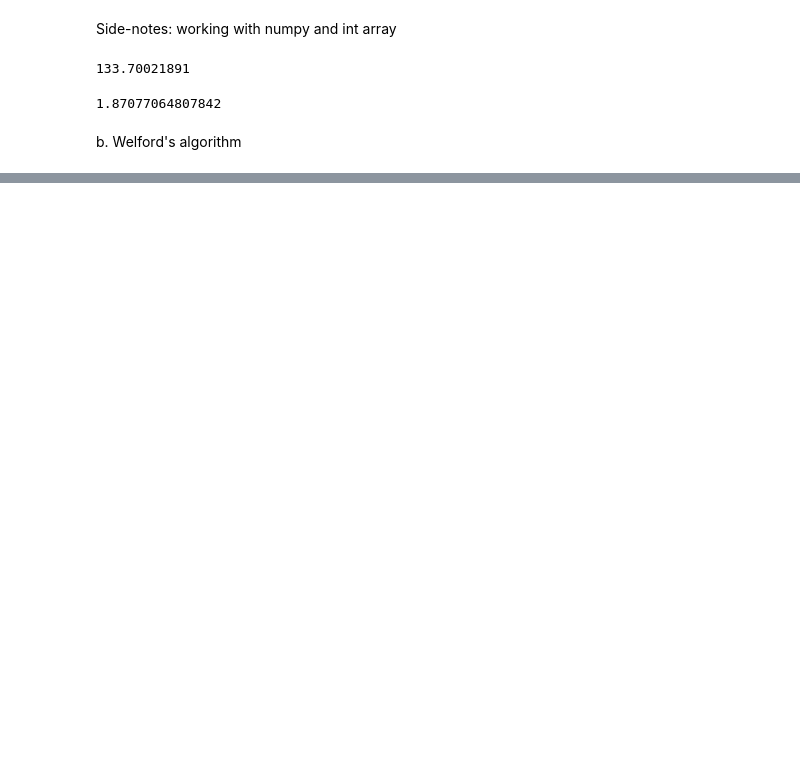
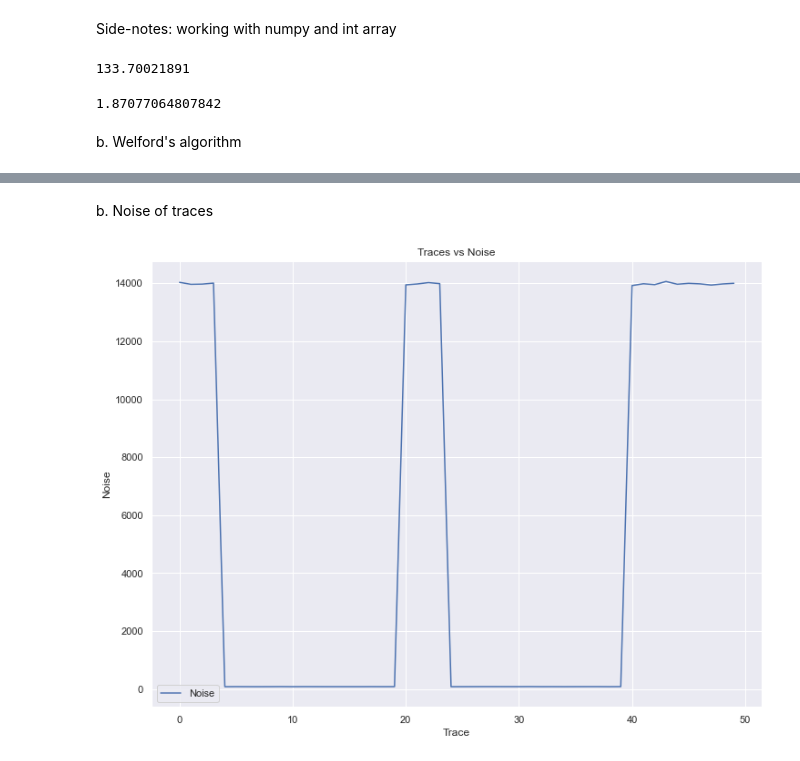
Before and after one commit to KingstonRainsworthCS/CS-599-PhysAttack, a Jupyter notebook: HW2/HW2.ipynb, the cells around one changed output, grey strips where cells are left out. Drawn from its saved outputs; the diff is of its cells as text; code cells hidden in the pictures; blank space fills up the shorter version.

```diff
--- a/HW2/HW2.ipynb
+++ b/HW2/HW2.ipynb
@@ -1,7 +1,11 @@
 # %%
 import numpy as np
 import time
+import matplotlib.pyplot as plt
+import seaborn as sns
 from tqdm.notebook import tqdm
+
+sns.set()
 # %% [markdown]
 ## Part 1: Efficient mean & variance calculation
 # %%
@@ -22,6 +48,0 @@ print(naiveMean)
-# %%
-sumDiffSquare = 0
-for i in tqdm(data):
-    sumDiffSquare += (i - naiveMean)**2
-naiveVariance = sumDiffSquare / len(data)
-print(naiveVariance)
@@ -79,0 +138,27 @@ time in seconds:  -134.9626064300537
+# %%
+start = time.time()
+
+histogram = dict(zip(range(0, 256), np.zeros(256).tolist()))
+fileLength = 0
+with open(PATH_TO_FILE, mode='rb') as f:
+    while ((byte := f.read(1))):
+        intbyte = int.from_bytes(byte, "big")
+        histogram[intbyte] += 1
+        fileLength += 1
+
+historgramSum = 0
+for i in tqdm(histogram):
+    historgramSum += i*histogram[i]
+
+historgramMean = (1/fileLength)*historgramSum
+
+varianceSum = 0
+for j in tqdm(histogram):
+    varianceSum += histogram[j]*(j-historgramMean)**2
+
+histogramVariance = (1/fileLength)*varianceSum
+end = time.time()
+
+print("Histogram's mean: ", historgramMean)
+print("Histogram's variance: ", histogramVariance)
+print("time in seconds: ", end-start)
@@ -79,0 +231,11 @@ time in seconds:  -134.9626064300537
+# %% [markdown]
+b. Noise of traces
+# %%
+plt.subplots(figsize=(12, 9))
+plt.title("Traces vs Noise")
+ax4 = sns.lineplot(x = list(range(50)), y = noiseArray, label='Noise')
+ax4.set(xlabel='Trace', ylabel='Noise')
+ax4.legend()
+plt.show()
+# %% [output]
+[figure, added]
```
Also changed, not shown: parts of 24 cells of this notebook, 2 other files.
